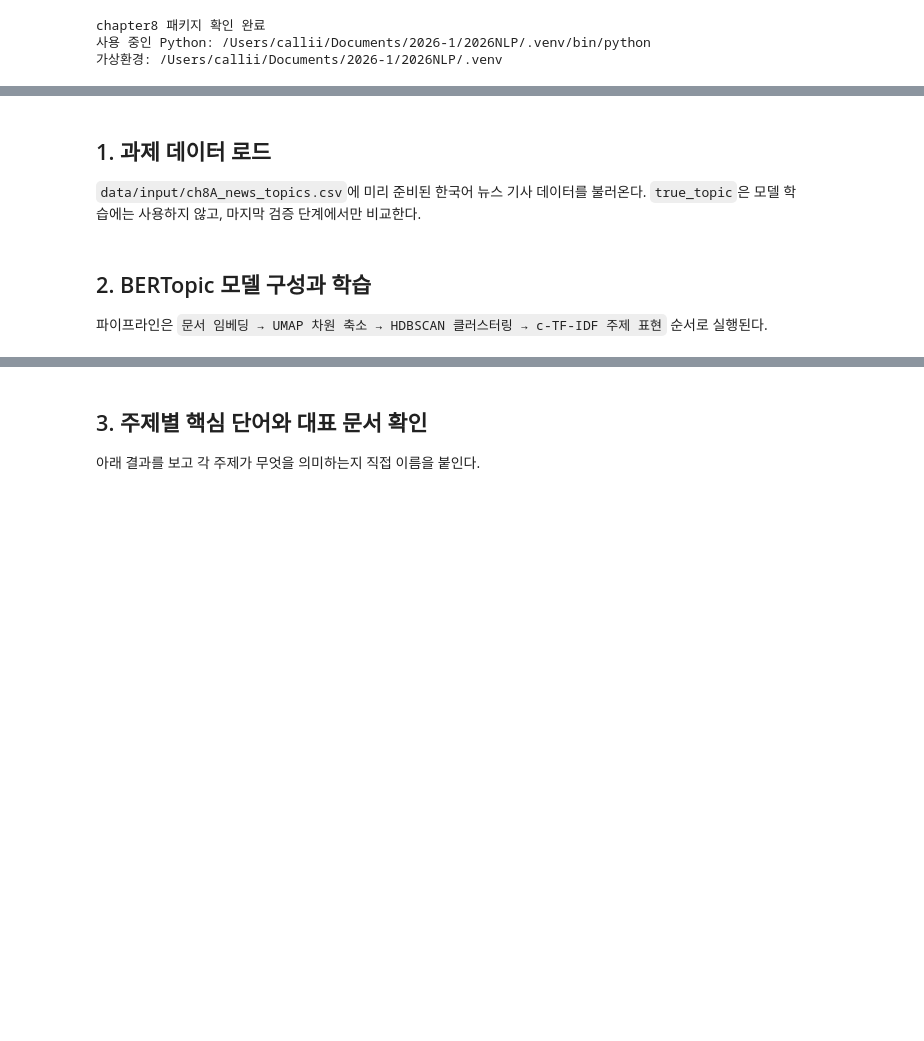
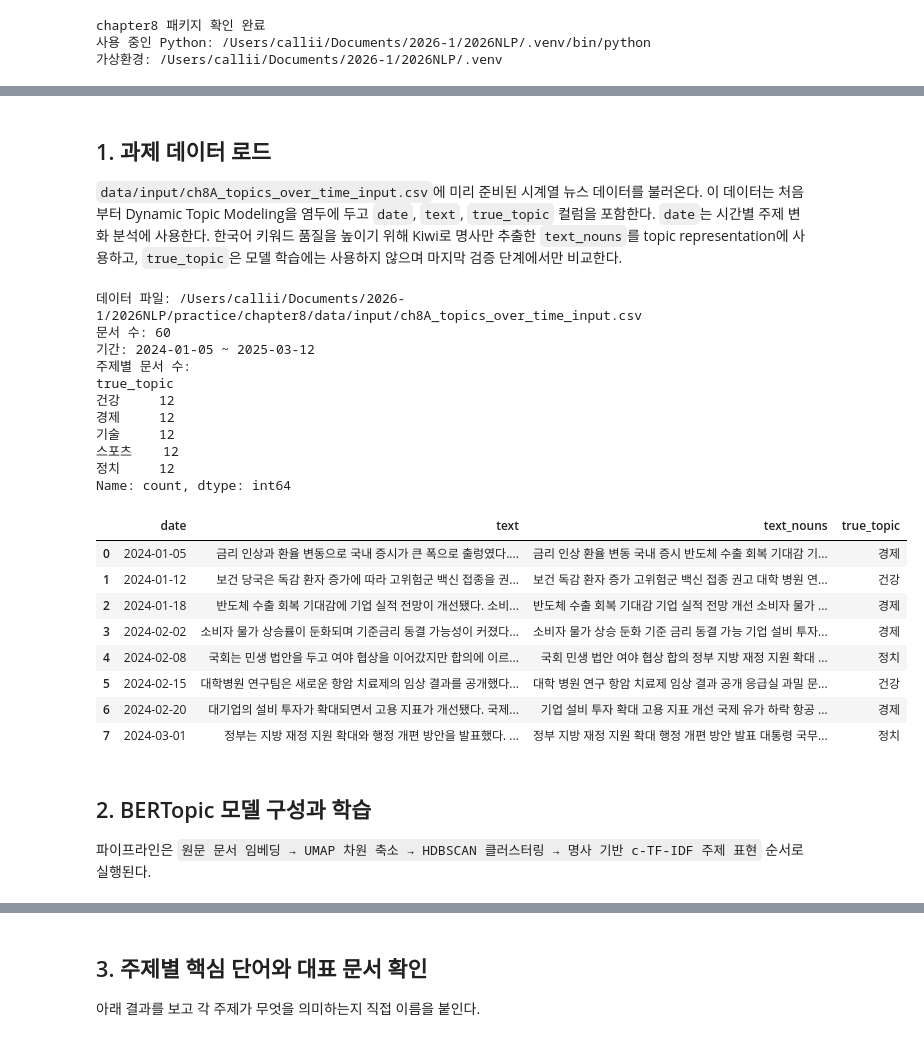
Before and after one commit to LeeSeogMin/2026NLP, a Jupyter notebook: practice/chapter8/8A-topic-modeling-assignment.ipynb, the cells around one changed output, grey strips where cells are left out. Saved outputs shown, nothing was run; the diff lists cells and outputs as text; code cells hidden in the pictures; blank space fills up the shorter version.

```diff
--- a/practice/chapter8/8A-topic-modeling-assignment.ipynb
+++ b/practice/chapter8/8A-topic-modeling-assignment.ipynb
@@ -109,31 +120,73 @@ print(f"산출물 저장 위치: {OUTPUT_DIR}")
 # %% [markdown]
 ## 1. 과제 데이터 로드
 
-`data/input/ch8A_news_topics.csv`에 미리 준비된 한국어 뉴스 기사 데이터를 불러온다. `true_topic`은 모델 학습에는 사용하지 않고, 마지막 검증 단계에서만 비교한다.
+`data/input/ch8A_topics_over_time_input.csv`에 미리 준비된 시계열 뉴스 데이터를 불러온다. 이 데이터는 처음부터 Dynamic Topic Modeling을 염두에 두고 `date`, `text`, `true_topic` 컬럼을 포함한다. `date`는 시간별 주제 변화 분석에 사용한다. 한국어 키워드 품질을 높이기 위해 Kiwi로 명사만 추출한 `text_nouns`를 topic representation에 사용하고, `true_topic`은 모델 학습에는 사용하지 않으며 마지막 검증 단계에서만 비교한다.
 # %%
-INPUT_PATH = BASE_DIR / "data" / "input" / "ch8A_news_topics.csv"
+INPUT_PATH = BASE_DIR / "data" / "input" / "ch8A_topics_over_time_input.csv"
 
 if not INPUT_PATH.exists():
     raise FileNotFoundError(f"과제 데이터 파일을 찾을 수 없습니다: {INPUT_PATH}")
 
 df = pd.read_csv(INPUT_PATH)
-required_columns = {"text", "true_topic"}
+required_columns = {"date", "text", "true_topic"}
 missing_columns = required_columns - set(df.columns)
 if missing_columns:
     raise ValueError(f"데이터에 필요한 컬럼이 없습니다: {sorted(missing_columns)}")
 
-df = df.dropna(subset=["text"]).reset_index(drop=True)
-docs = df["text"].astype(str).tolist()
+df["date"] = pd.to_datetime(df["date"])
+df = df.dropna(subset=["date", "text"]).sort_values("date").reset_index(drop=True)
+docs_raw = df["text"].astype(str).tolist()
+timestamps = df["date"].tolist()
+
+kiwi = Kiwi()
+noun_tags = {"NNG", "NNP", "SL"}
+stop_nouns = {"뉴스", "기자", "이번", "관련", "당국", "전문가"}
+
+def extract_nouns(text):
+    nouns = []
+    for token in kiwi.tokenize(text):
+        if token.tag in noun_tags and len(token.form) >= 2 and token.form not in stop_nouns:
+            nouns.append(token.form)
+    return " ".join(nouns)
+
+df["text_nouns"] = [extract_nouns(text) for text in docs_raw]
+docs = df["text_nouns"].tolist()
+
+empty_docs = df[df["text_nouns"].str.len() == 0]
+if len(empty_docs) > 0:
+    raise ValueError(f"명사 추출 결과가 비어 있는 문서가 있습니다: {empty_docs.index.tolist()}")
 
 print(f"데이터 파일: {INPUT_PATH}")
-print(f"문서 수: {len(docs)}")
+print(f"문서 수: {len(docs_raw)}")
+print(f"기간: {df['date'].min().date()} ~ {df['date'].max().date()}")
 print("주제별 문서 수:")
 print(df["true_topic"].value_counts().sort_index())
-display(df.head(8))
+display(df[["date", "text", "text_nouns", "true_topic"]].head(8))
+# %% [output]
+데이터 파일: /Users/callii/Documents/2026-1/2026NLP/practice/chapter8/data/input/ch8A_topics_over_time_input.csv
+문서 수: 60
+기간: 2024-01-05 ~ 2025-03-12
+주제별 문서 수:
+true_topic
+건강     12
+경제     12
+기술     12
+스포츠    12
+정치     12
+Name: count, dtype: int64
+|  | date | text | text_nouns | true_topic |
+| 0 | 2024-01-05 | 금리 인상과 환율 변동으로 국내 증시가 큰 폭으로 출렁였다.... | 금리 인상 환율 변동 국내 증시 반도체 수출 회복 기대감 기... | 경제 |
+| 1 | 2024-01-12 | 보건 당국은 독감 환자 증가에 따라 고위험군 백신 접종을 권... | 보건 독감 환자 증가 고위험군 백신 접종 권고 대학 병원 연... | 건강 |
+| 2 | 2024-01-18 | 반도체 수출 회복 기대감에 기업 실적 전망이 개선됐다. 소비... | 반도체 수출 회복 기대감 기업 실적 전망 개선 소비자 물가 ... | 경제 |
+| 3 | 2024-02-02 | 소비자 물가 상승률이 둔화되며 기준금리 동결 가능성이 커졌다... | 소비자 물가 상승 둔화 기준 금리 동결 가능 기업 설비 투자... | 경제 |
+| 4 | 2024-02-08 | 국회는 민생 법안을 두고 여야 협상을 이어갔지만 합의에 이르... | 국회 민생 법안 여야 협상 합의 정부 지방 재정 지원 확대 ... | 정치 |
+| 5 | 2024-02-15 | 대학병원 연구팀은 새로운 항암 치료제의 임상 결과를 공개했다... | 대학 병원 연구 항암 치료제 임상 결과 공개 응급실 과밀 문... | 건강 |
+| 6 | 2024-02-20 | 대기업의 설비 투자가 확대되면서 고용 지표가 개선됐다. 국제... | 기업 설비 투자 확대 고용 지표 개선 국제 유가 하락 항공 ... | 경제 |
+| 7 | 2024-03-01 | 정부는 지방 재정 지원 확대와 행정 개편 방안을 발표했다. ... | 정부 지방 재정 지원 확대 행정 개편 방안 발표 대통령 국무... | 정치 |
 # %% [markdown]
 ## 2. BERTopic 모델 구성과 학습
 
-파이프라인은 `문서 임베딩 → UMAP 차원 축소 → HDBSCAN 클러스터링 → c-TF-IDF 주제 표현` 순서로 실행된다.
+파이프라인은 `원문 문서 임베딩 → UMAP 차원 축소 → HDBSCAN 클러스터링 → 명사 기반 c-TF-IDF 주제 표현` 순서로 실행된다.
 # %%
 embedding_model = SentenceTransformer("paraphrase-multilingual-MiniLM-L12-v2", device=device)
 
```
Also changed, not shown: parts of 27 cells of this notebook, 37 other files.
